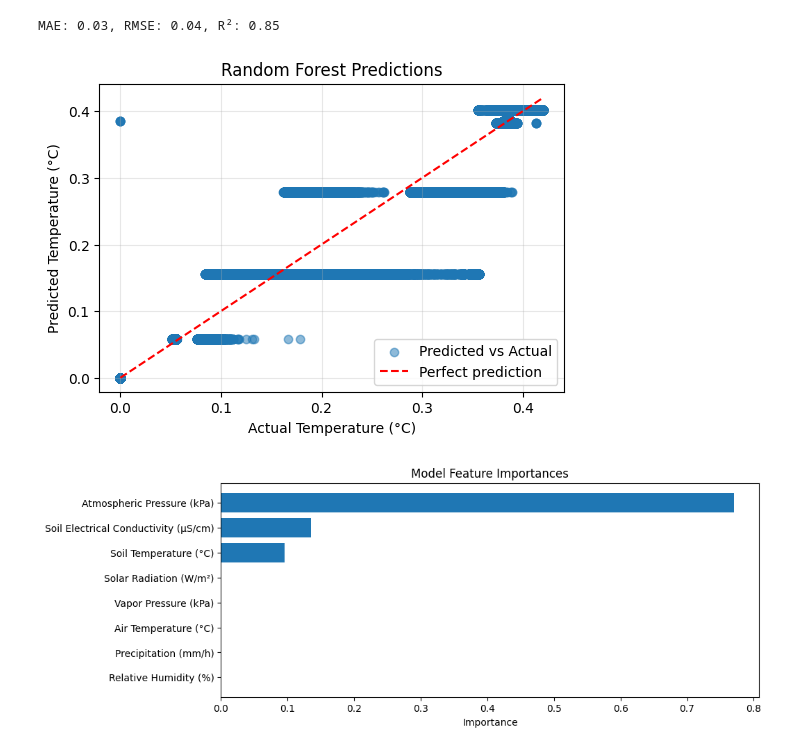
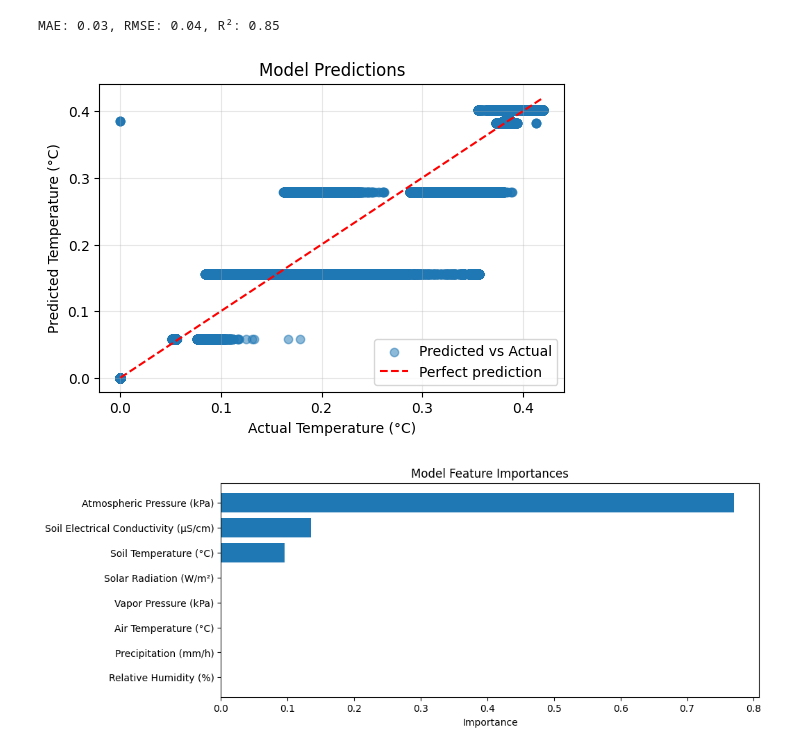
Before and after one commit to PatChizzy/Workshop, a Jupyter notebook: Part 2 eto_etc.ipynb, the cells around one changed output. Drawn from its saved outputs; the diff is of its cells as text; code cells hidden in the pictures.

```diff
--- a/Part 2 eto_etc.ipynb
+++ b/Part 2 eto_etc.ipynb
@@ -1403,16 +1403,16 @@ MAE: 0.03, RMSE: 0.04, R²: 0.85
 # %%
 #  Visualization
 plt.figure(figsize=(6,4))
 plt.scatter(y_test, y_pred, alpha=0.5, label="Predicted vs Actual")
 plt.plot([y_test.min(), y_test.max()], [y_test.min(), y_test.max()], "r--", label="Perfect prediction")
 plt.xlabel("Actual Temperature (°C)")
 plt.ylabel("Predicted Temperature (°C)")
-plt.title("Random Forest Predictions")
+plt.title("Model Predictions")
 plt.legend()
 plt.grid(True, alpha=0.3)
 plt.show()
 # %% [output]
-[figure, old version]
+[figure, new version]
 # %%
 # Get model feature importances
 importances = model.feature_importances_
```
Also changed, not shown: parts of 10 cells of this notebook.
